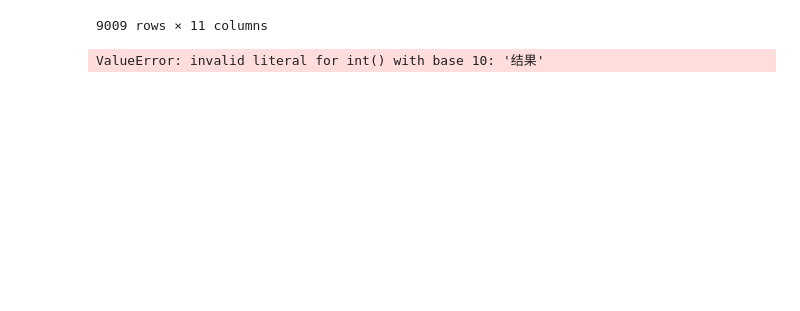
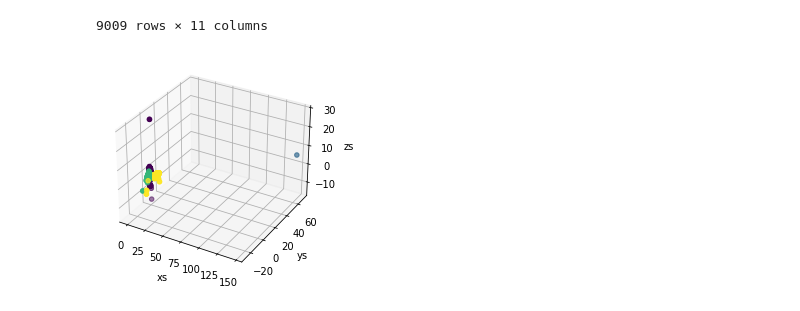
Before and after one commit to xiaoxx970/Illegal-pollution, a Jupyter notebook: 企业污染排放违法行为实时风险评估系统.ipynb, the cells around one changed output. Drawn from its saved outputs; the diff is of its cells as text; code cells hidden in the pictures; blank space fills up the shorter version.

```diff
--- a/企业污染排放违法行为实时风险评估系统.ipynb
+++ b/企业污染排放违法行为实时风险评估系统.ipynb
@@ -66,42 +74,42 @@ def pca(input_data,outfile):
     Sta=StandardScaler()###加标准化，不想要标准化可以注释掉这两句
     Sta.fit(X=X_data1)####标准化用均值跟方差算的，对有个别极值的点不敏感
     # MM=MinMaxScaler()#######最大最小归一化，现在是屏蔽的，想用这个可以取消屏蔽，这个和标准化只能选一个用
     # MM.fit(X=X_data1)#####最大最小归一化是用最大值和最小值算的，对极值比较敏感，这里可能不适用
 
     X_data1=Sta.transform(X_data1)
     pca = PCA(n_components=3)
     pca = pca.fit(X_data1)#降维
     X_dr = pca.transform(X_data1)#执行降维
     kmeans = KMeans(n_clusters=4,init='k-means++', n_init=10,  max_iter=300, tol=0.0001,
            verbose=0,  random_state=None,  copy_x=True,   algorithm='auto'
            )#使用Kmeans聚类，聚2类，初始化方式k-means++，随机初始质心10，最大迭代次数300，相关的扰动在两次迭代的聚类中心，
     kmeans.fit(X_data1)
     y_kmeans = kmeans.predict(X_data1)
-    # fig = plt.figure()
-    # ax = fig.add_subplot(111, projection='3d')
-    # for c, m, zlow, zhigh in [('r', 'o', -500, -250), ('b', '^', -300, -50)]:
-    #     xs =X_dr[:,0]
-    #     ys = X_dr[:,1]
-    #     zs = X_dr[:,2]
-        # ax.scatter(xs, ys, zs, c=y_kmeans, marker='o')
-    # ax.set_xlabel('xs')
-    # ax.set_ylabel('ys')
-    # ax.set_zlabel('zs')
-    # plt.show()
+    fig = plt.figure()
+    ax = fig.add_subplot(111, projection='3d')
+    for c, m, zlow, zhigh in [('r', 'o', -500, -250), ('b', '^', -300, -50)]:
+        xs =X_dr[:,0]
+        ys = X_dr[:,1]
+        zs = X_dr[:,2]
+        ax.scatter(xs, ys, zs, c=y_kmeans, marker='o')
+    ax.set_xlabel('xs')
+    ax.set_ylabel('ys')
+    ax.set_zlabel('zs')
+    plt.show()
     name_index = []
     for ind in input_data.index:
         list_ind = list(ind)
         list_ind.append("")
         name_index.append(",".join(map(str,list_ind)))
     name=np.reshape(name_index,(-1,1))
     y_kmeans=np.reshape(y_kmeans,(-1,1))
     out=np.concatenate((name,y_kmeans),axis=1)
     np.savetxt(outfile,out,fmt='%s')
 
 def do_calc(infile, outfile):
     pollution_vaild = read_data(infile)
     pca(pollution_vaild, outfile)
 
 do_calc("all_data_mini.csv", "result.csv")
 # %% [output]
-ValueError: invalid literal for int() with base 10: '结果'
+[figure, added]
```
Also changed, not shown: parts of 3 cells of this notebook, 1 other file.
